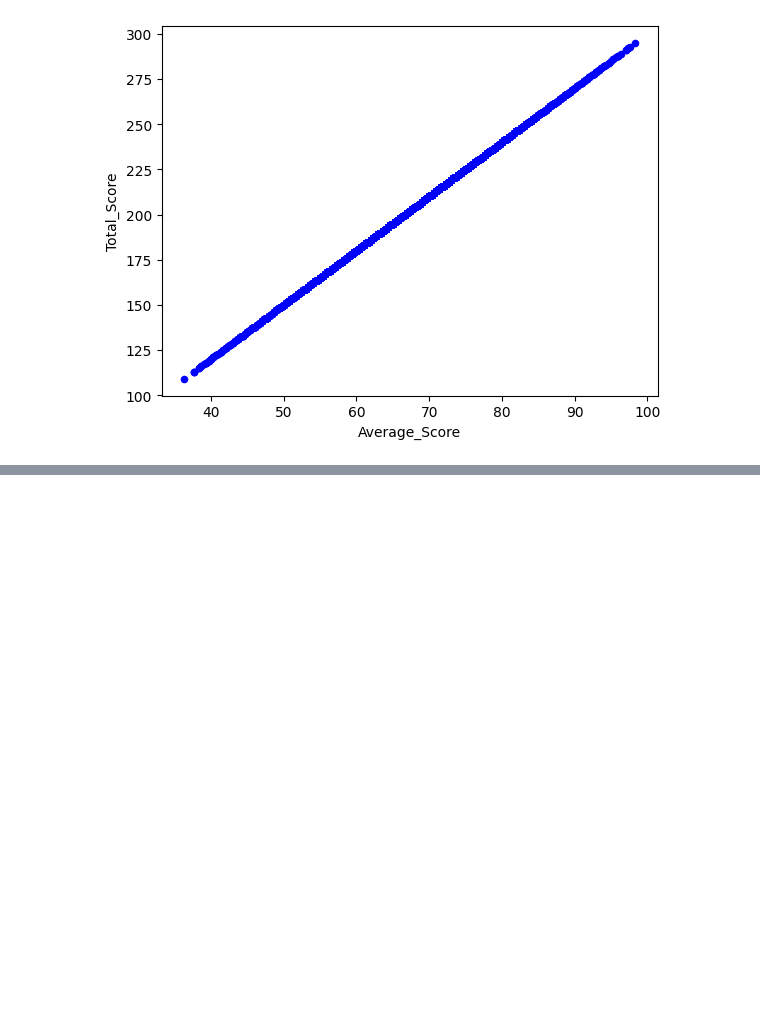
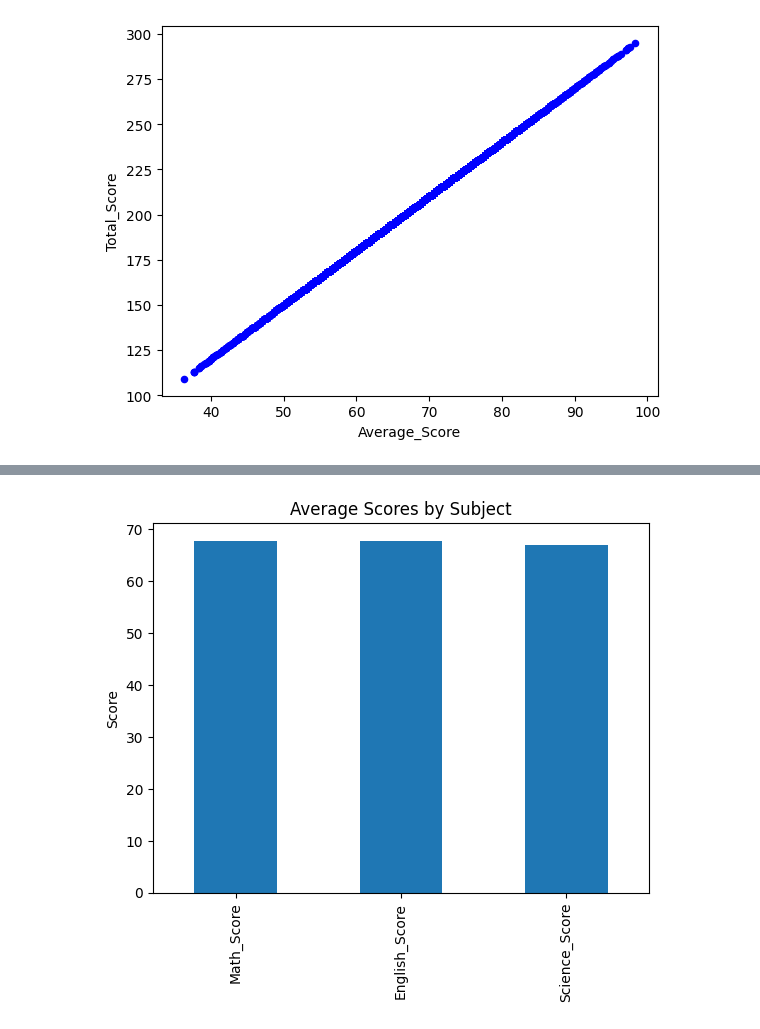
Before and after one commit to Pragnesh-10/basic-projects-in-Python-, a Jupyter notebook: analyzing_student_performance.ipynb, the cells around one changed output, grey strips where cells are left out. Drawn from its saved outputs; the diff is of its cells as text; code cells hidden in the pictures; blank space fills up the shorter version.

```diff
--- a/analyzing_student_performance.ipynb
+++ b/analyzing_student_performance.ipynb
@@ -269,0 +284,7 @@ plt.show()
+# %%
+df[["Math_Score","English_Score","Science_Score"]].mean().plot(kind="bar")
+plt.title("Average Scores by Subject")
+plt.ylabel("Score")
+plt.show()
+# %% [output]
+[figure, added]
```
Also changed, not shown: parts of 8 cells of this notebook.
